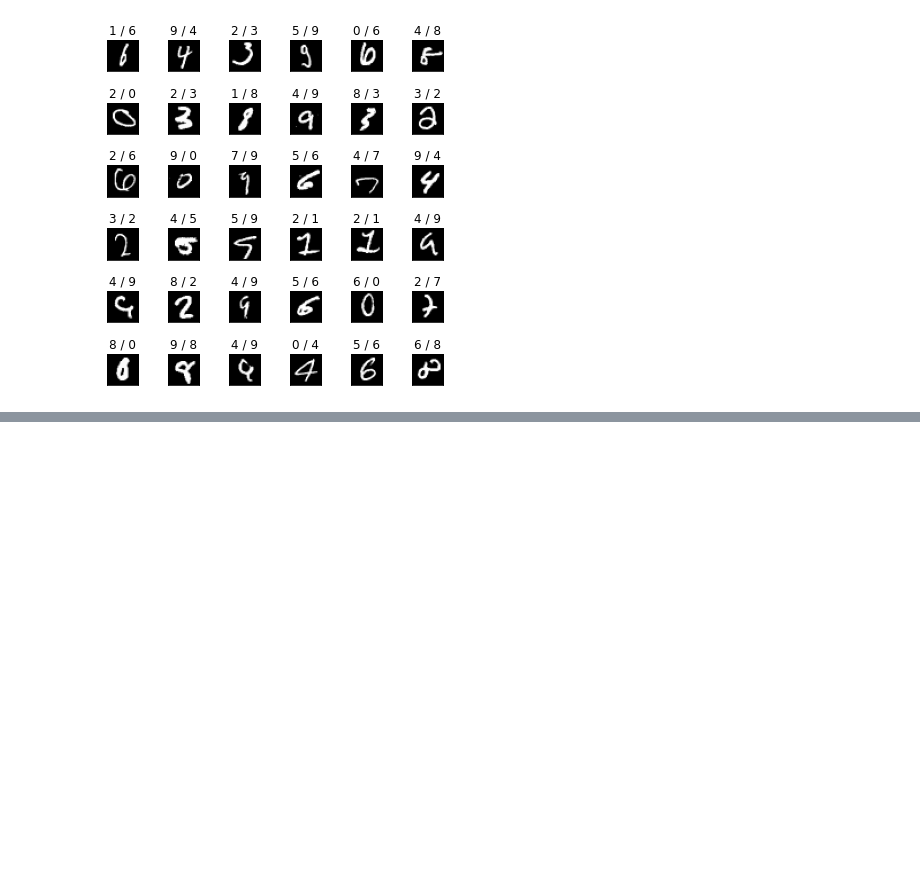
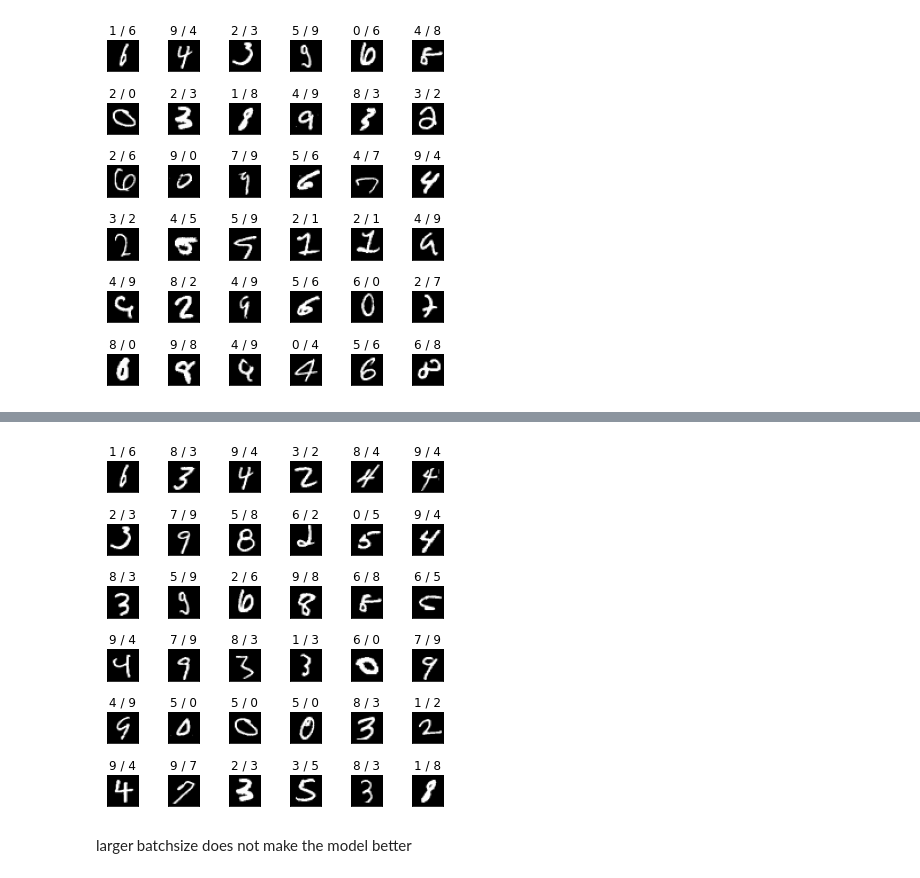
Before and after one commit to goriummaximum/diveintocode-ml, a Jupyter notebook: Sprints/sprint9-NN/nn.ipynb, the cells around one changed output, grey strips where cells are left out. Saved outputs shown, nothing was run; the diff lists cells and outputs as text; code cells hidden in the pictures; blank space fills up the shorter version.

```diff
--- a/Sprints/sprint9-NN/nn.ipynb
+++ b/Sprints/sprint9-NN/nn.ipynb
@@ -419,0 +477,2 @@ draw_fault(y_pred_2, np.argmax(y_val, axis=1))
+# %%
+y_pred_2, y_proba_2 = nn3_2.predict(X_val)
@@ -419,0 +498,6 @@ draw_fault(y_pred_2, np.argmax(y_val, axis=1))
+# %%
+draw_fault(y_pred_2, np.argmax(y_val, axis=1))
+# %% [output]
+[figure, added]
+# %% [markdown]
+larger batchsize does not make the model better
```
Also changed, not shown: parts of 13 cells of this notebook.
